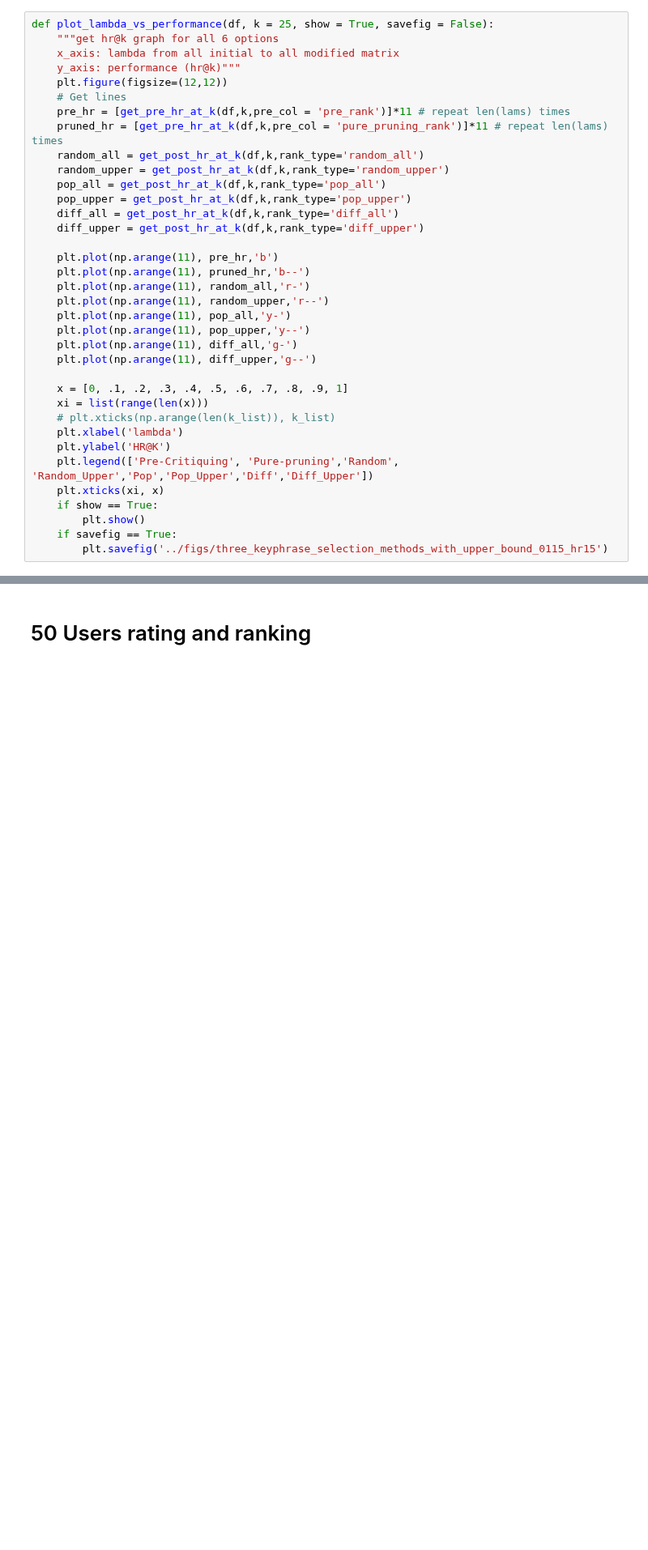
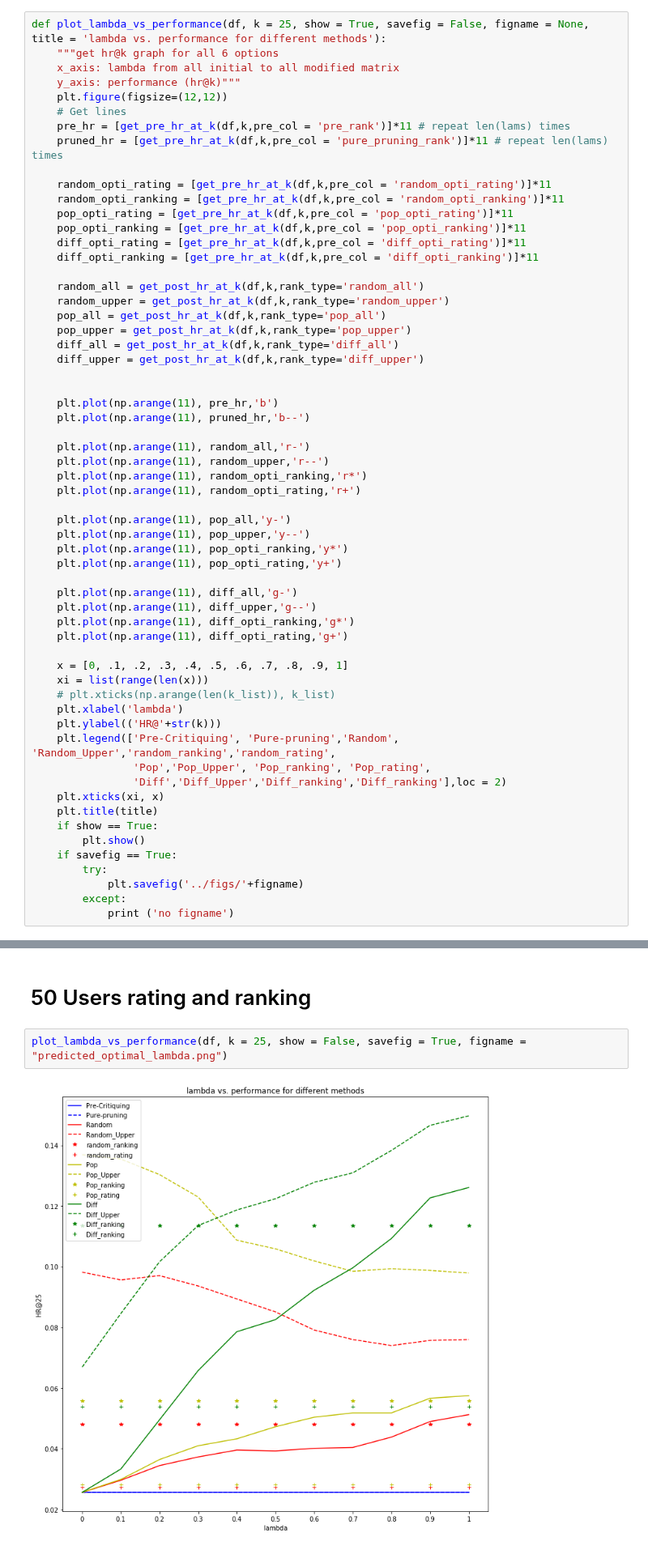
Before and after one commit to litosly/thesis, a Jupyter notebook: Critiques Draft/Single Step Critiquing Rating and Ranking objective Experiment .ipynb, the cells around one changed output, grey strips where cells are left out. Shown at 81% size. Drawn from its saved outputs; the diff is of its cells as text; blank space fills up the shorter version.

```diff
--- a/Critiques Draft/Single Step Critiquing Rating and Ranking objective Experiment .ipynb
+++ b/Critiques Draft/Single Step Critiquing Rating and Ranking objective Experiment .ipynb
@@ -1479,5 +1601,5 @@ def get_pre_hr_at_k(df, k, pre_col = 'pre_rank'):
 # %%
-def plot_lambda_vs_performance(df, k = 25, show = True, savefig = False):
+def plot_lambda_vs_performance(df, k = 25, show = True, savefig = False, figname = None, title = 'lambda vs. performance for different methods'):
     """get hr@k graph for all 6 options
     x_axis: lambda from all initial to all modified matrix
     y_axis: performance (hr@k)"""
@@ -1485,6 +1607,14 @@ def plot_lambda_vs_performance(df, k = 25, show = True, savefig = False):
     # Get lines
     pre_hr = [get_pre_hr_at_k(df,k,pre_col = 'pre_rank')]*11 # repeat len(lams) times
     pruned_hr = [get_pre_hr_at_k(df,k,pre_col = 'pure_pruning_rank')]*11 # repeat len(lams) times
+
+    random_opti_rating = [get_pre_hr_at_k(df,k,pre_col = 'random_opti_rating')]*11
+    random_opti_ranking = [get_pre_hr_at_k(df,k,pre_col = 'random_opti_ranking')]*11
+    pop_opti_rating = [get_pre_hr_at_k(df,k,pre_col = 'pop_opti_rating')]*11
+    pop_opti_ranking = [get_pre_hr_at_k(df,k,pre_col = 'pop_opti_ranking')]*11
+    diff_opti_rating = [get_pre_hr_at_k(df,k,pre_col = 'diff_opti_rating')]*11
+    diff_opti_ranking = [get_pre_hr_at_k(df,k,pre_col = 'diff_opti_ranking')]*11
+
     random_all = get_post_hr_at_k(df,k,rank_type='random_all')
     random_upper = get_post_hr_at_k(df,k,rank_type='random_upper')
     pop_all = get_post_hr_at_k(df,k,rank_type='pop_all')
@@ -1492,26 +1622,42 @@ def plot_lambda_vs_performance(df, k = 25, show = True, savefig = False):
     diff_all = get_post_hr_at_k(df,k,rank_type='diff_all')
     diff_upper = get_post_hr_at_k(df,k,rank_type='diff_upper')
 
+
     plt.plot(np.arange(11), pre_hr,'b')
     plt.plot(np.arange(11), pruned_hr,'b--')
+
     plt.plot(np.arange(11), random_all,'r-')
     plt.plot(np.arange(11), random_upper,'r--')
+    plt.plot(np.arange(11), random_opti_ranking,'r*')
+    plt.plot(np.arange(11), random_opti_rating,'r+')
+
     plt.plot(np.arange(11), pop_all,'y-')
     plt.plot(np.arange(11), pop_upper,'y--')
+    plt.plot(np.arange(11), pop_opti_ranking,'y*')
+    plt.plot(np.arange(11), pop_opti_rating,'y+')
+
     plt.plot(np.arange(11), diff_all,'g-')
     plt.plot(np.arange(11), diff_upper,'g--')
+    plt.plot(np.arange(11), diff_opti_ranking,'g*')
+    plt.plot(np.arange(11), diff_opti_rating,'g+')
 
     x = [0, .1, .2, .3, .4, .5, .6, .7, .8, .9, 1]
     xi = list(range(len(x)))
     # plt.xticks(np.arange(len(k_list)), k_list)
     plt.xlabel('lambda')
-    plt.ylabel('HR@K')
-    plt.legend(['Pre-Critiquing', 'Pure-pruning','Random', 'Random_Upper','Pop','Pop_Upper','Diff','Diff_Upper'])
+    plt.ylabel(('HR@'+str(k)))
+    plt.legend(['Pre-Critiquing', 'Pure-pruning','Random', 'Random_Upper','random_ranking','random_rating',
+                'Pop','Pop_Upper', 'Pop_ranking', 'Pop_rating',
+                'Diff','Diff_Upper','Diff_ranking','Diff_ranking'],loc = 2)
     plt.xticks(xi, x)
+    plt.title(title)
     if show == True:
         plt.show()
     if savefig == True:
-        plt.savefig('../figs/three_keyphrase_selection_methods_with_upper_bound_0115_hr15')
+        try:
+            plt.savefig('../figs/'+figname)
+        except:
+            print ('no figname')
 # %%
 def get_optimal_lamb_ranking_obj(df,rank_type1 = "random_all", rank_type2 = "random",get_only_first = True, get_all = False):
     """
@@ -1646,3 +1792,7 @@ np.where(score == np.amax(score))[0]
 array([ 0,  1,  5,  6,  7,  8,  9, 10], dtype=int64)
 # %% [markdown]
 # 50 Users rating and ranking
+# %%
+plot_lambda_vs_performance(df, k = 25, show = False, savefig = True, figname = "predicted_optimal_lambda.png")
+# %% [output]
+[figure, added]
```
Also changed, not shown: parts of 15 cells of this notebook, 17 other files.
